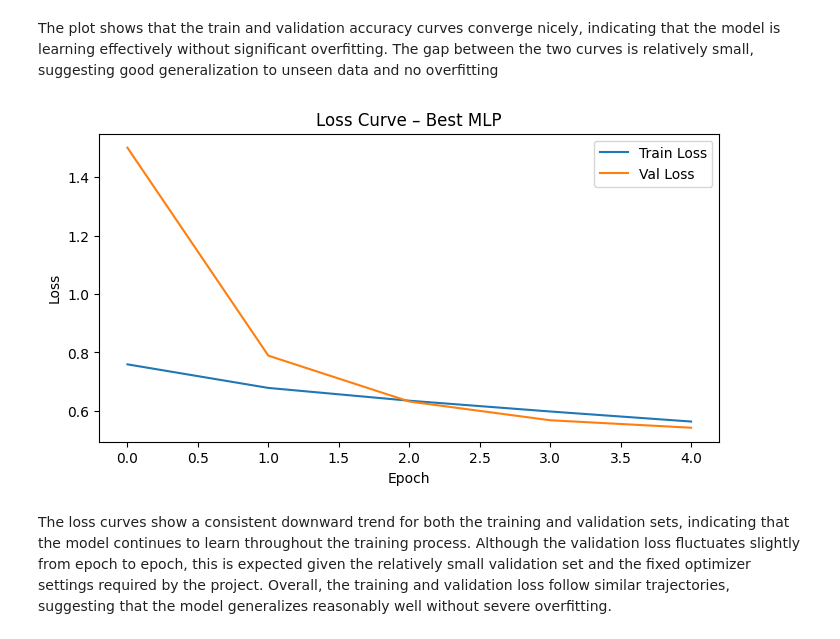
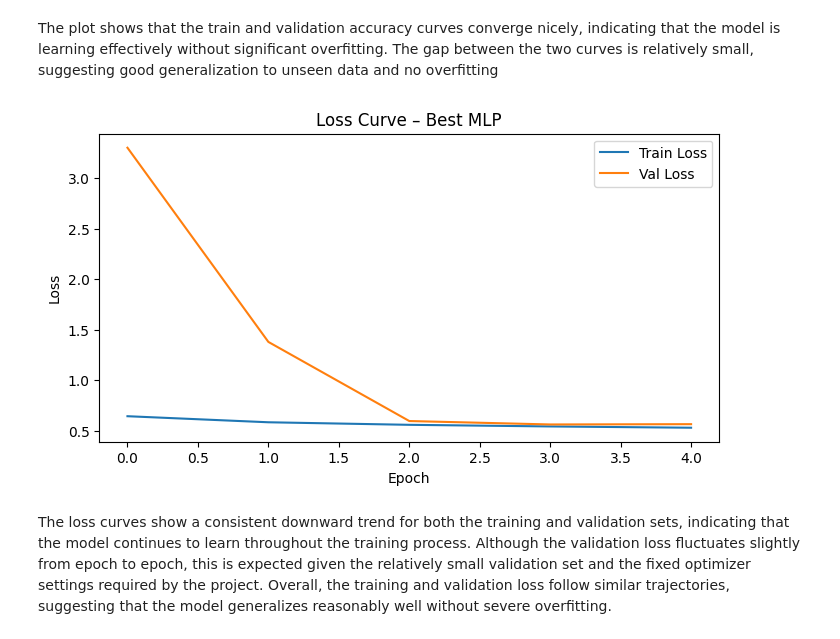
Before and after one commit to NilsHLund/f1-dnf-analysis, a Jupyter notebook: 41/code.ipynb, the cells around one changed output. Cells and saved outputs as stored; diff of their text form; code cells hidden in the pictures.

```diff
--- a/41/code.ipynb
+++ b/41/code.ipynb
@@ -1200,14 +1238,14 @@ L2:         0.001
 
 # SORT AND PRINT RESULTS
 
-results_sorted = sorted(results, key=lambda x: x["val_f1_last"], reverse=True)
+results_sorted = sorted(results, key=lambda x: x["val_f1_mean"], reverse=True)
 
 print("\n===============================")
 print(" TOP MODELS")
 print("===============================\n")
 
 for r in results_sorted[:4]:
-    print(f"Model {r['model_id']} — f1_val_score={r['val_f1_last']:.4f}, f1_train_score={r['train_f1_last']:.4f}")
+    print(f"Model {r['model_id']} — f1_val_score={r['val_f1_mean']:.4f}, f1_train_score={r['train_f1_mean']:.4f}")
     print(f"  depth={r['depth']}")
     print(f"  dropout={r['dropout']}")
     print(f"  activation={r['activation']}")
@@ -1249,16 +1287,16 @@ The plot shows that the train and validation accuracy curves converge nicely, in
 # %%
 best = results_sorted[0]
 
 plt.figure(figsize=(8,4))
-plt.plot(best["train_loss_curve"], label="Train Loss")
-plt.plot(best["val_loss_curve"], label="Val Loss")
+plt.plot(best["avg_train_loss_curve"], label="Train Loss")
+plt.plot(best["avg_val_loss_curve"], label="Val Loss")
 plt.title("Loss Curve – Best MLP")
 plt.xlabel("Epoch")
 plt.ylabel("Loss")
 plt.legend()
 plt.show()
 # %% [output]
-[figure, old version]
+[figure, new version]
 # %% [markdown]
 The loss curves show a consistent downward trend for both the training and validation sets, indicating that the model continues to learn throughout the training process. Although the validation loss fluctuates slightly from epoch to epoch, this is expected given the relatively small validation set and the fixed optimizer settings required by the project. Overall, the training and validation loss follow similar trajectories, suggesting that the model generalizes reasonably well without severe overfitting.
 # %% [markdown]
```
Also changed, not shown: parts of 6 cells of this notebook.
